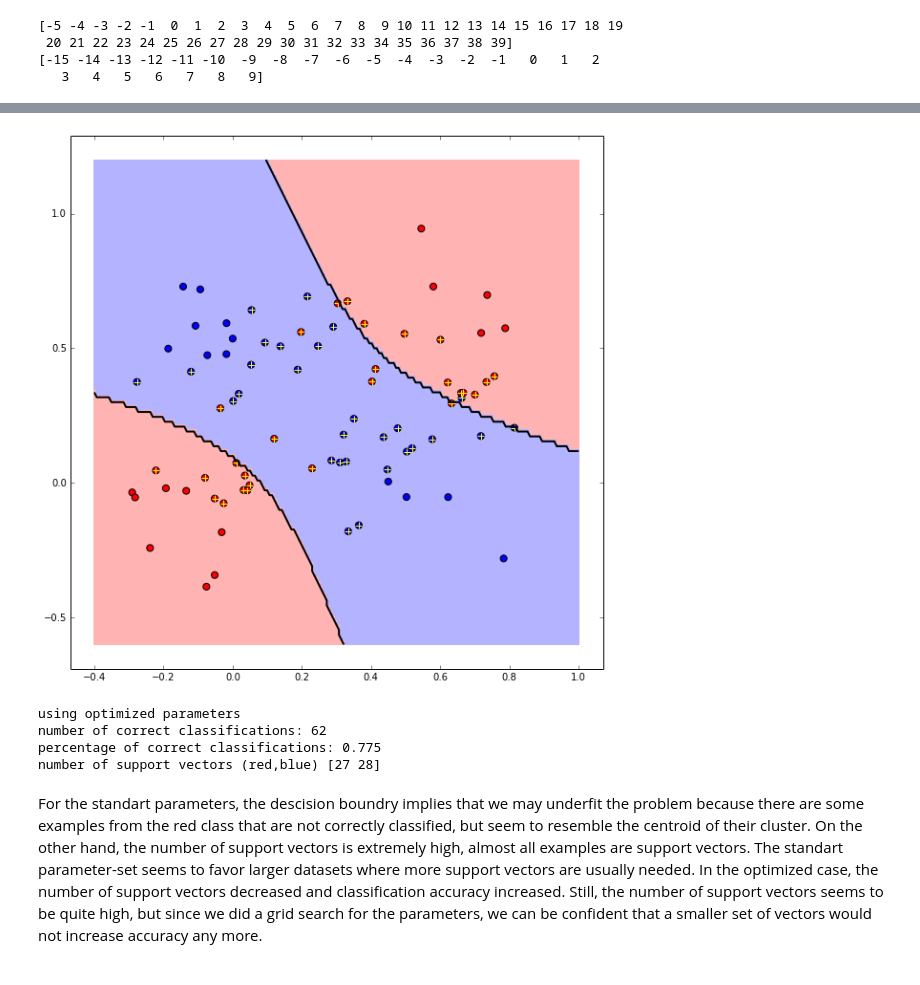
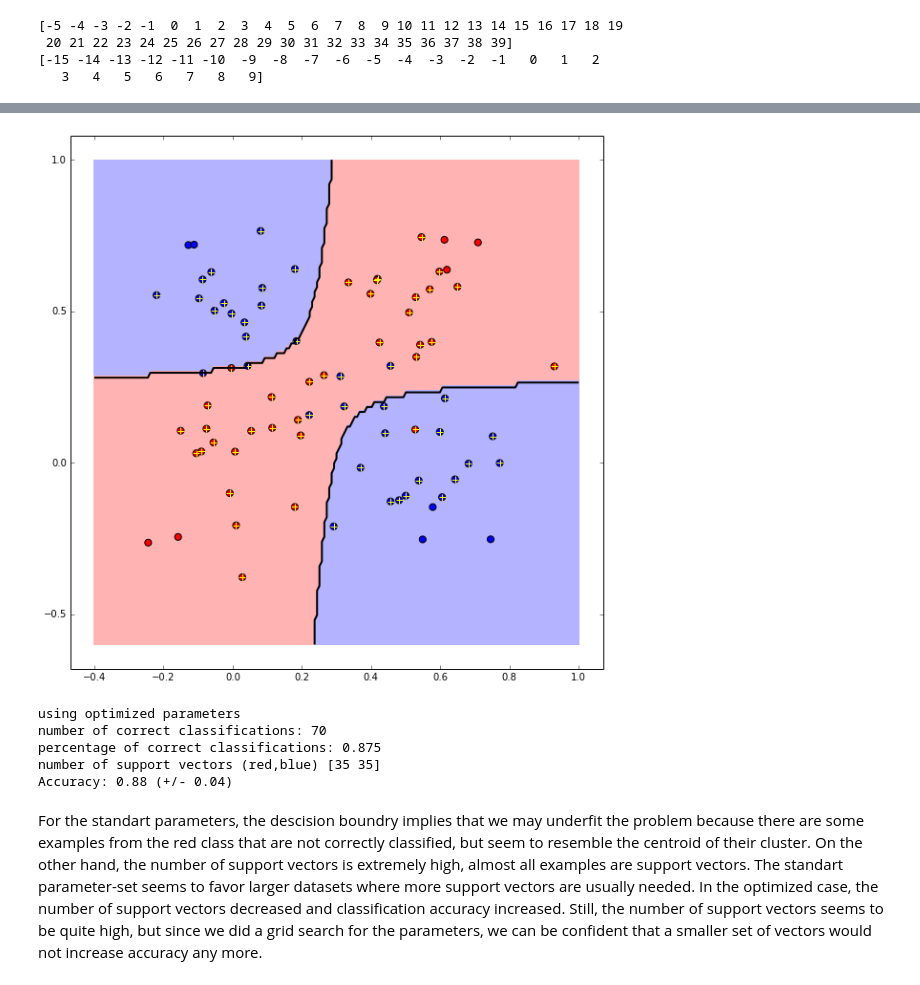
Before and after one commit to JensMeiners/MI1, a Jupyter notebook: Ex09/Ex09.ipynb, the cells around one changed output, grey strips where cells are left out. Saved outputs shown, nothing was run; the diff lists cells and outputs as text; code cells hidden in the pictures.

```diff
--- a/Ex09/Ex09.ipynb
+++ b/Ex09/Ex09.ipynb
@@ -91,0 +92,2 @@ np.random.shuffle(test)
+# %%
+comp = np.vstack((test,train))
@@ -310,7 +321,7 @@ plt.show()
 clfstd = SVC()
 clfstd.fit(train[:,0:2], train[:,2])
 # train a C-SVM with optimal parameters
-clfopt = SVC(C=2.5,gamma=0.9)
+clfopt = SVC(C=2.05,gamma=0.58)
 clfopt.fit(train[:,0:2], train[:,2])
 pass
 # %%
@@ -353,38 +368,41 @@ number of support vectors (red,blue) [39 39]
 plt.figure(figsize=(10,10))
 plt.scatter(p1[:,0], p1[:,1], c='blue')
 plt.scatter(p2[:,0], p2[:,1], c='red')
 
 # class 0 and 1 : areas
 nx, ny = 200, 100
 x_min, x_max = plt.xlim()
 y_min, y_max = plt.ylim()
 xx, yy = np.meshgrid(np.linspace(x_min, x_max, nx),
                      np.linspace(y_min, y_max, ny))
 Z = clfopt.predict(np.c_[xx.ravel(), yy.ravel()])
 Z = Z.reshape(xx.shape)
 plt.pcolormesh(xx, yy, Z, cmap='red_blue_classes',
                norm=colors.Normalize(0., 1.))
 plt.contour(xx, yy, Z, [0.5], linewidths=2., colors='k')
 
 plt.scatter(p1[:,0], p1[:,1], c='blue',s=50)
 plt.scatter(p2[:,0], p2[:,1], c='red',s=50)
 sv = clfopt.support_vectors_
 plt.scatter(sv[:,0],sv[:,1], c='yellow',marker='+',s=50)
 
 plt.show()
 
 print 'using optimized parameters'
 e = (clfopt.predict(test[:,0:2]) == test[:,2]).sum()
 print 'number of correct classifications:',e
 e = e / 80.0
 print 'percentage of correct classifications:',e
 print 'number of support vectors (red,blue)',clfopt.n_support_
+scores = cross_validation.cross_val_score(clfopt, comp[:,0:2], comp[:,2], cv=4)
+print("Accuracy: %0.2f (+/- %0.2f)" % (scores.mean(), scores.std() * 2))
 # %% [output]
-[figure, old version]
+[figure, new version]
 using optimized parameters
-number of correct classifications: 62
-percentage of correct classifications: 0.775
-number of support vectors (red,blue) [27 28]
+number of correct classifications: 70
+percentage of correct classifications: 0.875
+number of support vectors (red,blue) [35 35]
+Accuracy: 0.88 (+/- 0.04)
 # %% [markdown]
 For the standart parameters, the descision boundry implies that we may underfit the problem because there are some examples from the red class that are not correctly classified, but seem to resemble the centroid of their cluster.
 On the other hand, the number of support vectors is extremely high, almost all examples are support vectors. The standart parameter-set seems to favor larger datasets where more support vectors are usually needed. In the optimized case, the number of support vectors decreased and classification accuracy increased. Still, the number of support vectors seems to be quite high, but since we did a grid search for the parameters, we can be confident that a smaller set of vectors would not increase accuracy any more.
```
Also changed, not shown: parts of 14 cells of this notebook, 7 other files.
